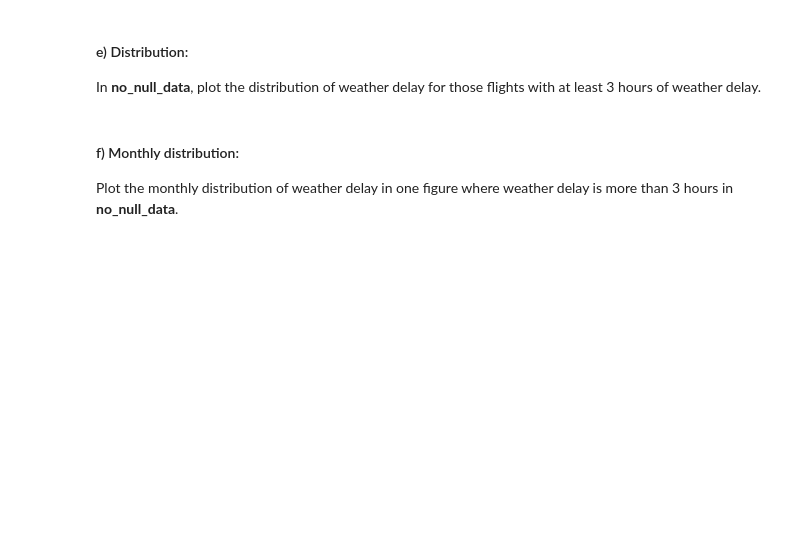
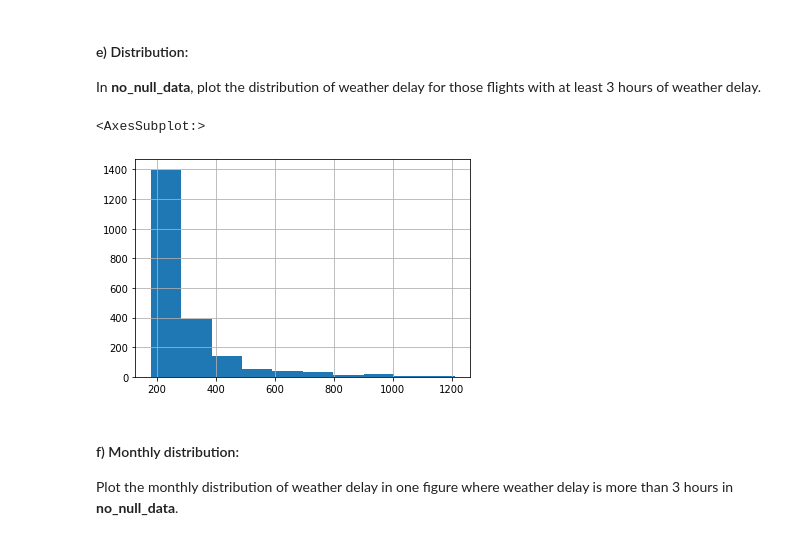
Before and after one commit to LD-devel/IDS-1, a Jupyter notebook: assignment_part1.ipynb, the cells around one changed output. Cells and saved outputs as stored; diff of their text form; code cells hidden in the pictures; blank space fills up the shorter version.

```diff
--- a/assignment_part1.ipynb
+++ b/assignment_part1.ipynb
@@ -221,6 +221,12 @@ for name, group in months:
 # %% [markdown]
 #### e) Distribution:
  In <b>no_null_data</b>, plot the distribution of weather delay for those flights with at least 3 hours of weather delay.
+# %%
+at_least_three_hours_of_weather_delay = no_null_data[no_null_data["WEATHER_DELAY"] >= 180]
+at_least_three_hours_of_weather_delay["WEATHER_DELAY"].hist()
+# %% [output]
+<AxesSubplot:>
+[figure, added]
 # %% [markdown]
 #### f) Monthly distribution:
 Plot the monthly distribution of weather delay in one figure where weather delay is more than 3 hours in <b>no_null_data</b>.
```
Also changed, not shown: parts of 18 cells of this notebook, 14 other files.
